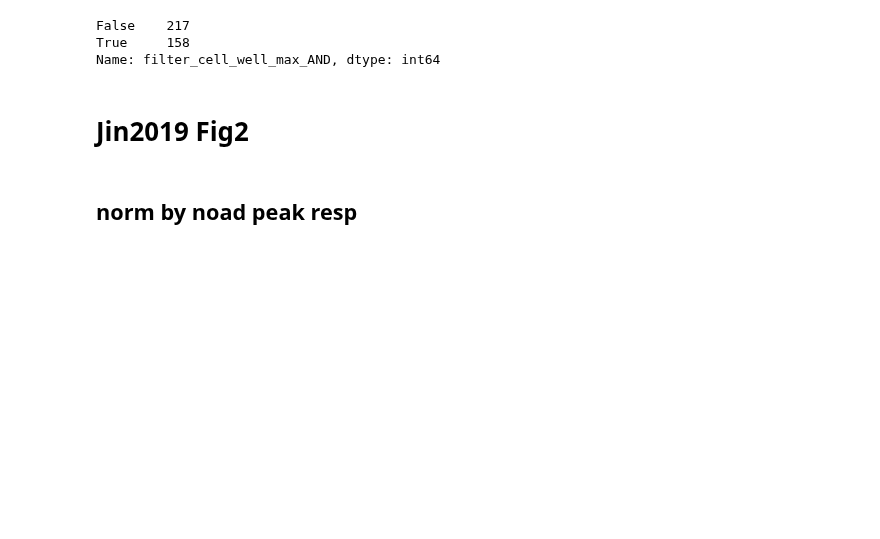
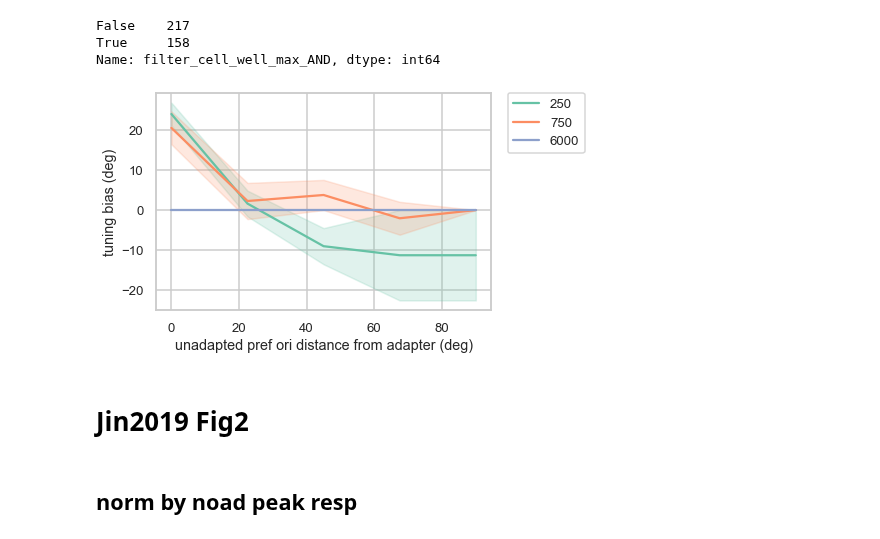
Before and after one commit to lanluo9/inter, a Jupyter notebook: scripts/ipynb/tuning_bias_multisess.ipynb, the cells around one changed output. Cells and saved outputs as stored; diff of their text form; code cells hidden in the pictures; blank space fills up the shorter version.

Commit message:
tuning bias plot for multisess V1, no fit, only ori-max

```diff
--- a/scripts/ipynb/tuning_bias_multisess.ipynb
+++ b/scripts/ipynb/tuning_bias_multisess.ipynb
@@ -856,6 +845,20 @@ df_bias.filter_cell_well_max_AND.value_counts()
 False    217
 True     158
 Name: filter_cell_well_max_AND, dtype: int64
+# %%
+df_filter = df_bias[(df_bias.filter_cell_well_max_AND == True)
+                    # & (df_bias.isi != 6000)
+                    # & (df_bias.isi != 750)
+                    ]
+
+sns.lineplot(x='pref_dist', y='tuning_bias', hue='isi', data=df_filter, ci=68, palette='Set2')
+# sns.lineplot(x='pref_dist_bin', y='tuning_bias', hue='isi', data=df_filter, ci=68, palette='Set2')
+
+plt.xlabel('unadapted pref ori distance from adapter (deg)')
+plt.ylabel('tuning bias (deg)')
+plt.legend(bbox_to_anchor=(1.05, 1), loc=2, borderaxespad=0.);
+# %% [output]
+[figure, added]
 # %% [markdown]
 # Jin2019 Fig2
 # %% [markdown]
```
Also changed, not shown: parts of 3 cells of this notebook.
